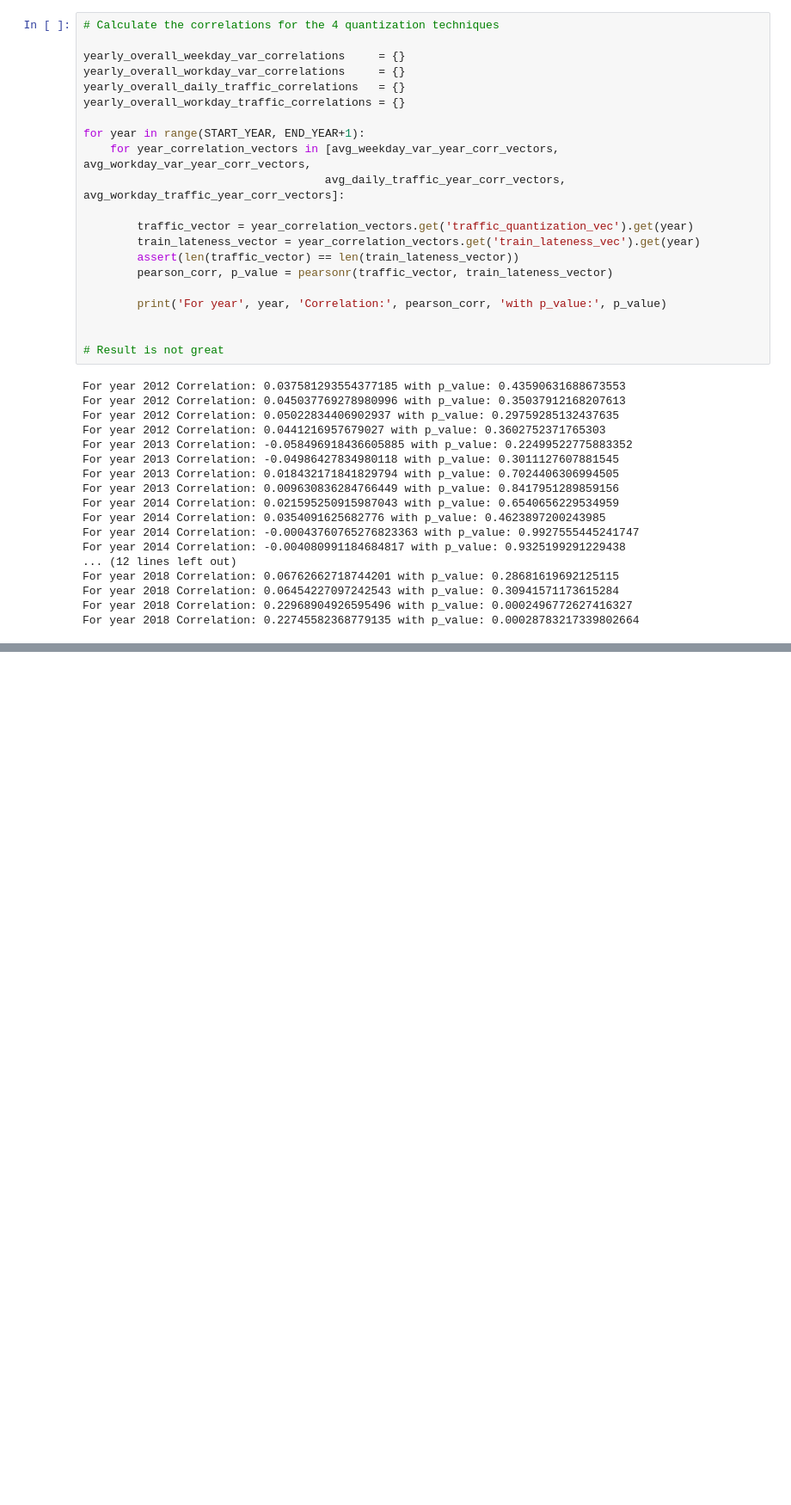
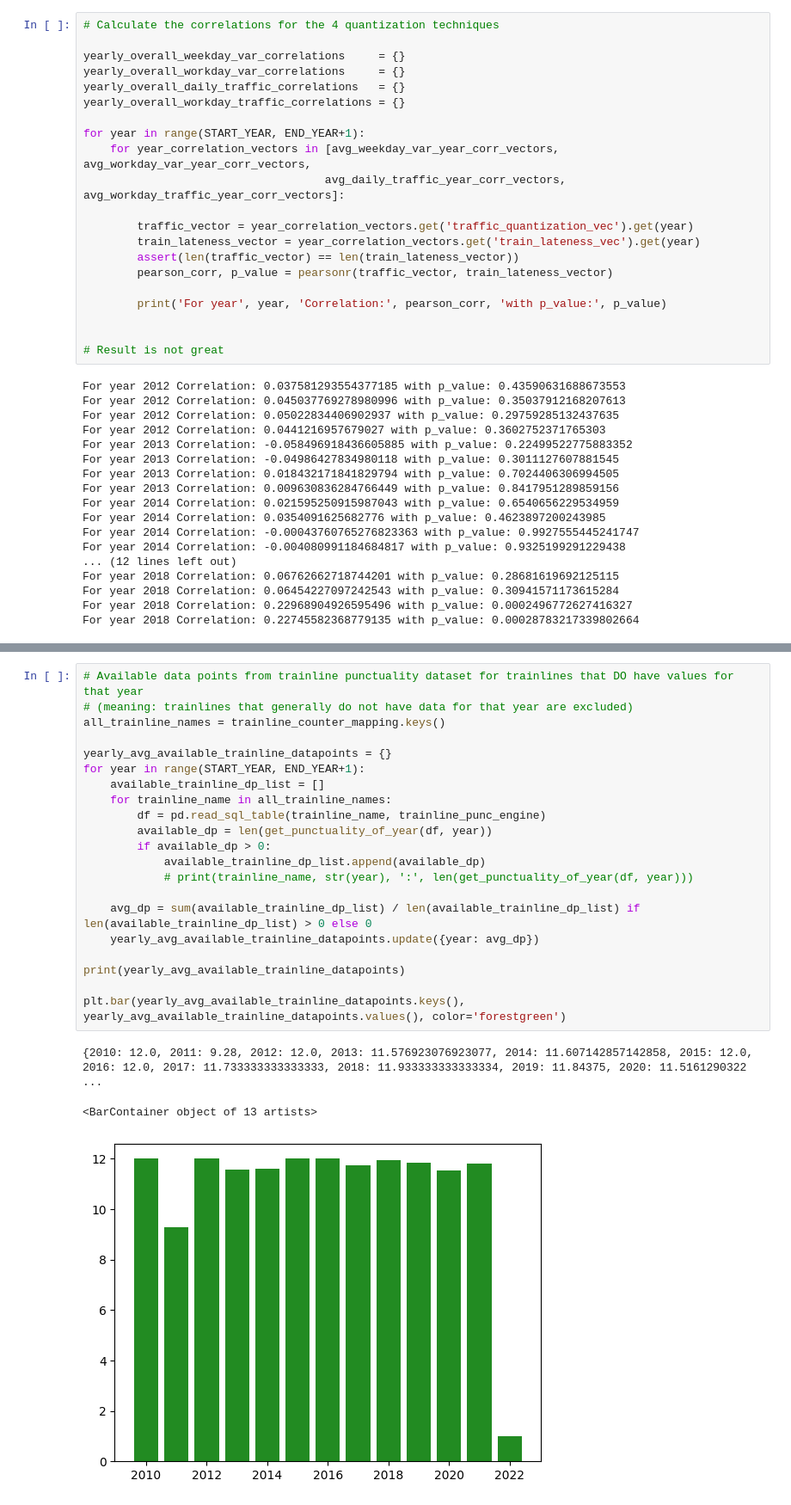
Before and after one commit to phiho1609/made-data-science-project, a Jupyter notebook: project/data-visualization/test3.ipynb, the cells around one changed output, grey strips where cells are left out. Shown at 86% size. Cells and saved outputs as stored; diff of their text form; blank space fills up the shorter version.

```diff
--- a/project/data-visualization/test3.ipynb
+++ b/project/data-visualization/test3.ipynb
@@ -343,0 +373,25 @@ For year 2018 Correlation: 0.22745582368779135 with p_value: 0.00028783217339802
+# %%
+# Available data points from trainline punctuality dataset for trainlines that DO have values for that year
+# (meaning: trainlines that generally do not have data for that year are excluded)
+all_trainline_names = trainline_counter_mapping.keys()
+
+yearly_avg_available_trainline_datapoints = {}
+for year in range(START_YEAR, END_YEAR+1):
+    available_trainline_dp_list = []
+    for trainline_name in all_trainline_names:
+        df = pd.read_sql_table(trainline_name, trainline_punc_engine)
+        available_dp = len(get_punctuality_of_year(df, year))
+        if available_dp > 0:
+            available_trainline_dp_list.append(available_dp)
+            # print(trainline_name, str(year), ':', len(get_punctuality_of_year(df, year)))
+
+    avg_dp = sum(available_trainline_dp_list) / len(available_trainline_dp_list) if len(available_trainline_dp_list) > 0 else 0
+    yearly_avg_available_trainline_datapoints.update({year: avg_dp})
+
+print(yearly_avg_available_trainline_datapoints)
+
+plt.bar(yearly_avg_available_trainline_datapoints.keys(), yearly_avg_available_trainline_datapoints.values(), color='forestgreen')
+# %% [output]
+{2010: 12.0, 2011: 9.28, 2012: 12.0, 2013: 11.576923076923077, 2014: 11.607142857142858, 2015: 12.0, 2016: 12.0, 2017: 11.733333333333333, 2018: 11.933333333333334, 2019: 11.84375, 2020: 11.5161290322 ...
+<BarContainer object of 13 artists>
+[figure, added]
```
Also changed, not shown: parts of 6 cells of this notebook, 6 other files.
